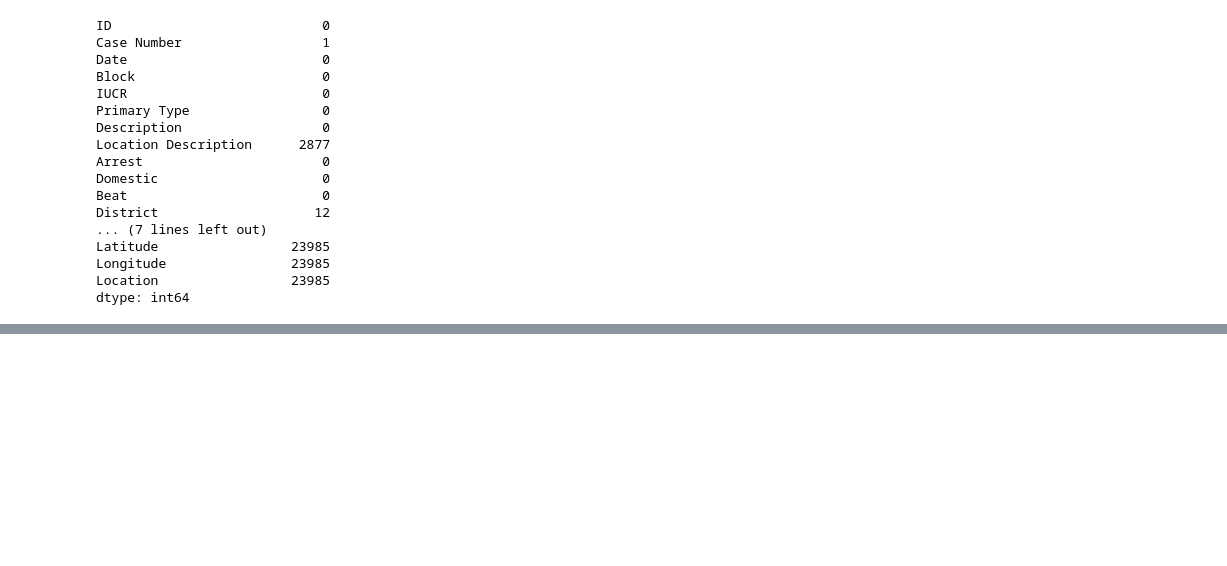
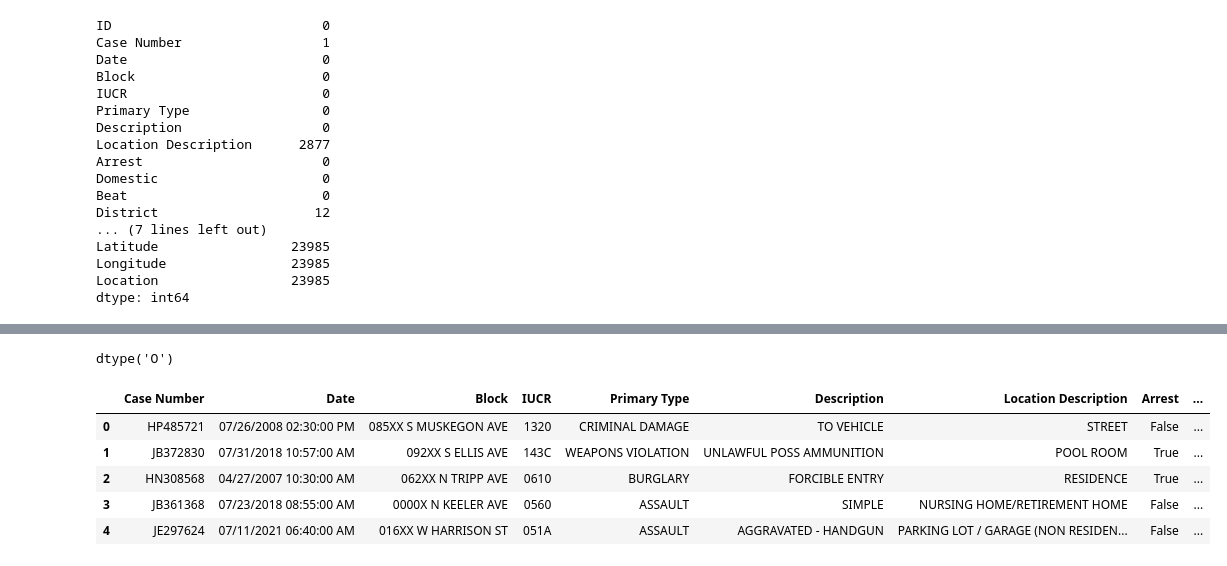
Before and after one commit to IfunanyaNg/chicago-crime-eda-circle-7, a Jupyter notebook: circle-7.ipynb, the cells around one changed output, grey strips where cells are left out. Cells and saved outputs as stored; diff of their text form; code cells hidden in the pictures; blank space fills up the shorter version.

Commit message:
chicago-crime-eda-circle-7

```diff
--- a/circle-7.ipynb
+++ b/circle-7.ipynb
@@ -19,7 +35,7 @@ import seaborn as sns
 import warnings
 warnings.filterwarnings('ignore')
 # %%
-df = pd.read_csv('C:\\Users\\Lenovo\\Desktop\\AltSchool\\crime_data_chicago.csv').drop('Unnamed: 0',axis=1)
+df = pd.read_csv(r'C:\Users\USER\Downloads\crime_data_chicago.csv').drop('Unnamed: 0',axis=1)
 # %%
 df.head()
 # %% [output]
@@ -90,0 +116,44 @@ dtype: int64
+# %%
+df['Date'].dtype #check the date type
+# %% [output]
+dtype('O')
+# %%
+# Function to extract and map months
+def extract_and_map_month(date_column):
+    # Convert 'Date' column to datetime
+    date_column = pd.to_datetime(date_column)
+
+    # Extract month
+    month = date_column.dt.month
+
+    # use a dictionary to map month numbers to month names
+    month_map = {
+        1: 'January',
+        2: 'February',
+        3: 'March',
+        4: 'April',
+        5: 'May',
+        6: 'June',
+        7: 'July',
+        8: 'August',
+        9: 'September',
+        10: 'October',
+        11: 'November',
+        12: 'December',
+
+
+    }
+
+    return month.map(month_map)
+
+# Add a new column 'Month' with mapped month values
+df['Month'] = extract_and_map_month(df['Date'])
+# %%
+df.head(5) # display the updated column with months of the year
+# %% [output]
+|  | Case Number | Date | Block | IUCR | Primary Type | Description | Location Description | Arrest | ... |
+| 0 | HP485721 | 07/26/2008 02:30:00 PM | 085XX S MUSKEGON AVE | 1320 | CRIMINAL DAMAGE | TO VEHICLE | STREET | False | ... |
+| 1 | JB372830 | 07/31/2018 10:57:00 AM | 092XX S ELLIS AVE | 143C | WEAPONS VIOLATION | UNLAWFUL POSS AMMUNITION | POOL ROOM | True | ... |
+| 2 | HN308568 | 04/27/2007 10:30:00 AM | 062XX N TRIPP AVE | 0610 | BURGLARY | FORCIBLE ENTRY | RESIDENCE | True | ... |
+| 3 | JB361368 | 07/23/2018 08:55:00 AM | 0000X N KEELER AVE | 0560 | ASSAULT | SIMPLE | NURSING HOME/RETIREMENT HOME | False | ... |
+| 4 | JE297624 | 07/11/2021 06:40:00 AM | 016XX W HARRISON ST | 051A | ASSAULT | AGGRAVATED - HANDGUN | PARKING LOT / GARAGE (NON RESIDEN... | False | ... |
```
Also changed, not shown: parts of 12 cells of this notebook.
